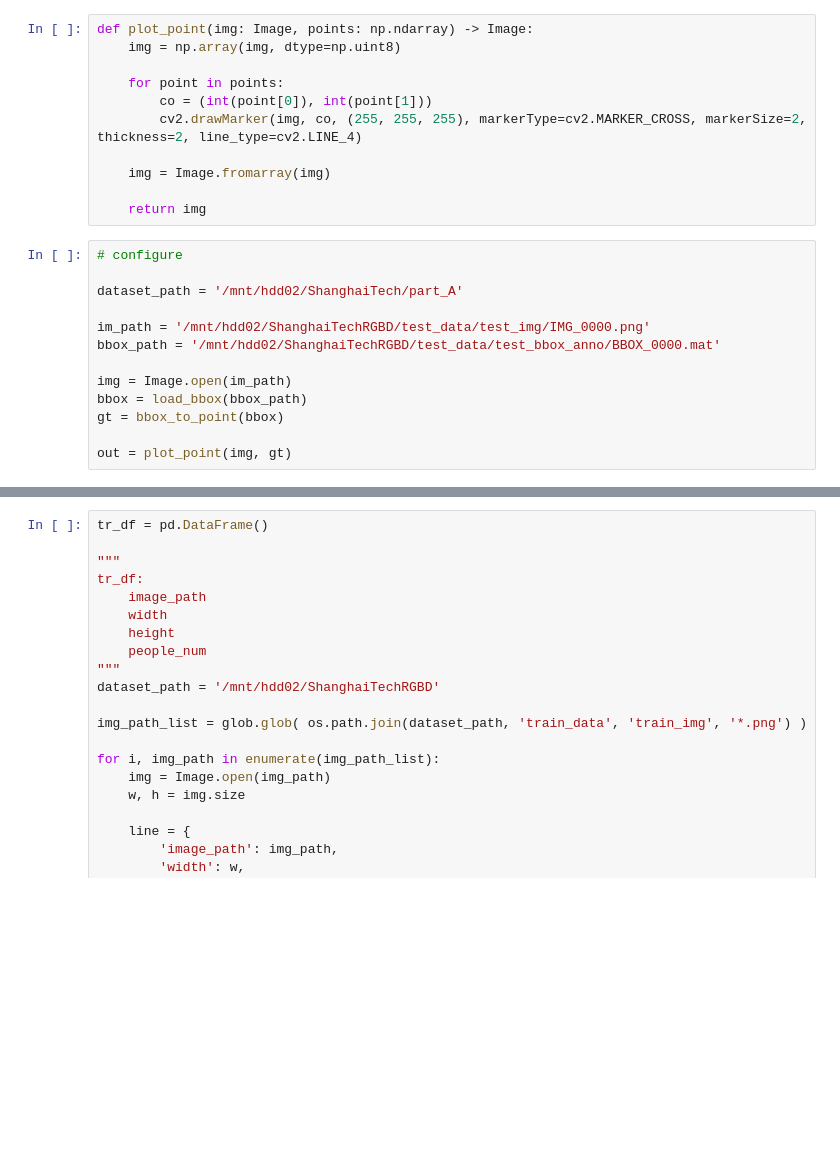
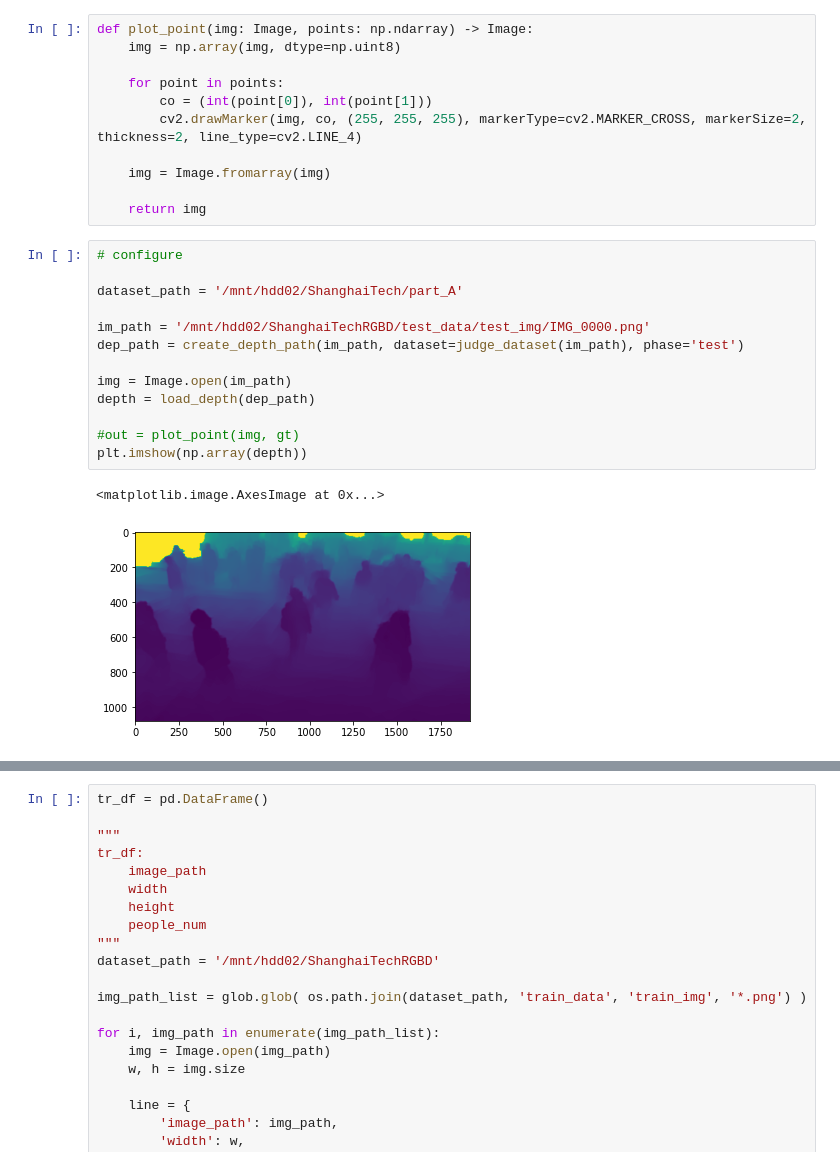
Before and after one commit to junprog/cc-base, a Jupyter notebook: shanghai-tech-a.ipynb, the cells around one changed output, grey strips where cells are left out. Drawn from its saved outputs; the diff is of its cells as text; blank space fills up the shorter version.

```diff
--- a/shanghai-tech-a.ipynb
+++ b/shanghai-tech-a.ipynb
@@ -24,13 +24,16 @@ def plot_point(img: Image, points: np.ndarray) -> Image:
 # %%
 # configure
 
 dataset_path = '/mnt/hdd02/ShanghaiTech/part_A'
 
 im_path = '/mnt/hdd02/ShanghaiTechRGBD/test_data/test_img/IMG_0000.png'
-bbox_path = '/mnt/hdd02/ShanghaiTechRGBD/test_data/test_bbox_anno/BBOX_0000.mat'
+dep_path = create_depth_path(im_path, dataset=judge_dataset(im_path), phase='test')
 
 img = Image.open(im_path)
-bbox = load_bbox(bbox_path)
-gt = bbox_to_point(bbox)
+depth = load_depth(dep_path)
 
-out = plot_point(img, gt)
+#out = plot_point(img, gt)
+plt.imshow(np.array(depth))
+# %% [output]
+<matplotlib.image.AxesImage at 0x...>
+[figure, added]
```
Also changed, not shown: parts of 1 cell of this notebook, 7 other files.
